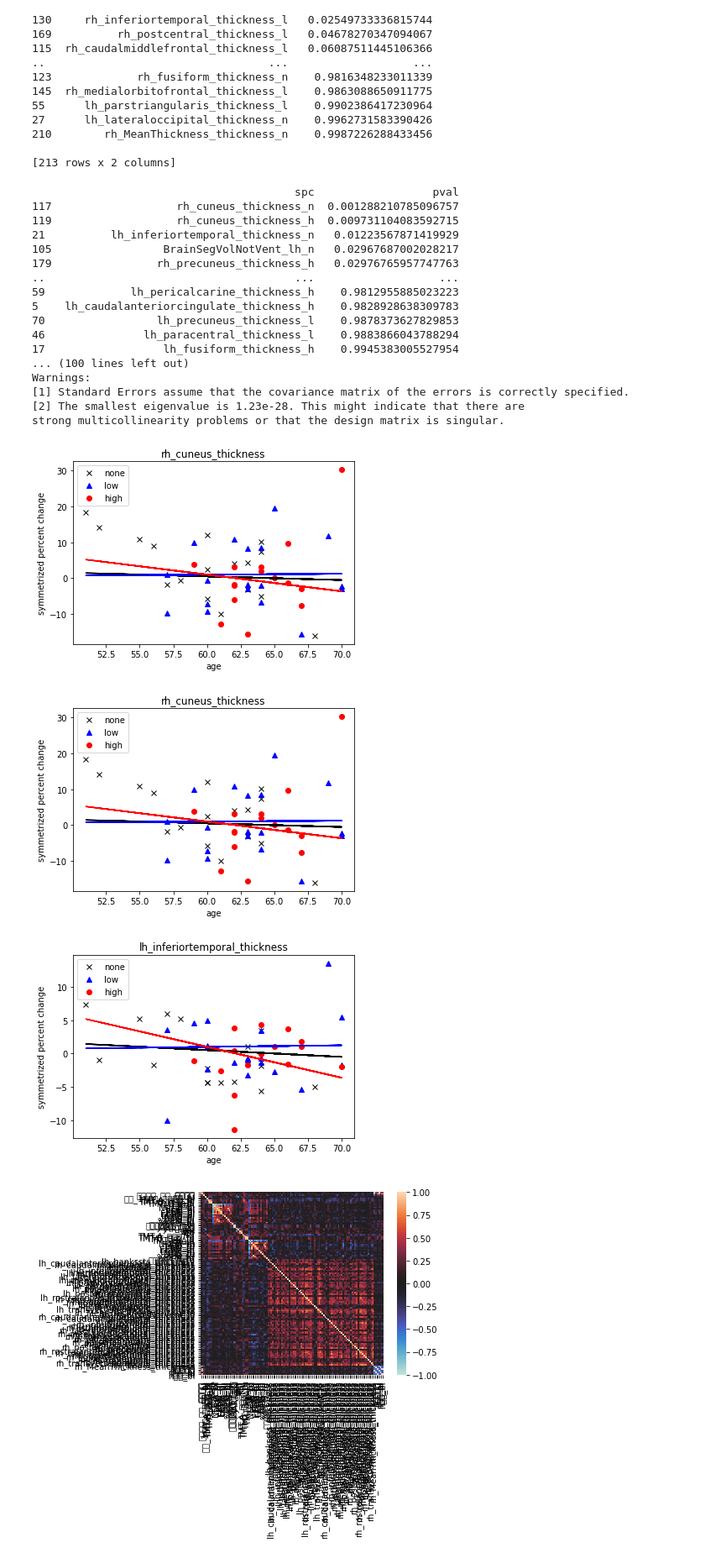
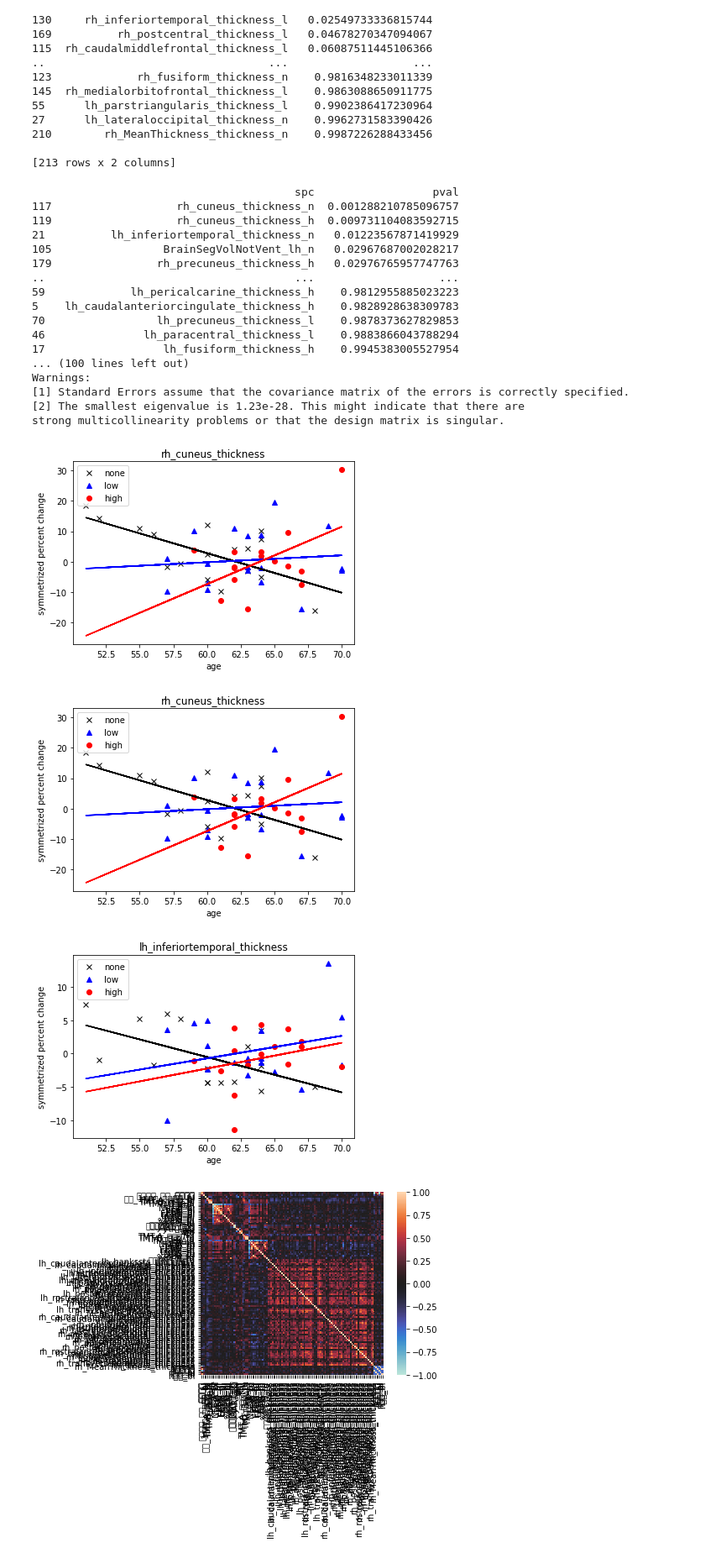
Before and after one commit to s1613134/tr_accel, a Jupyter notebook: spc2df.ipynb, the cells around one changed output. Shown at 84% size. Drawn from its saved outputs; the diff is of its cells as text; code cells hidden in the pictures.

```diff
--- a/spc2df.ipynb
+++ b/spc2df.ipynb
@@ -209,9 +242,12 @@ import numpy as np
 for jj in range(3):
     minspcname=ftest_result_df.sort_values('pval')['spc'].reset_index(drop=True)[jj]
     ii=df_result.columns.get_loc(minspcname)
-    ftest_A=df_result.loc[(df_result['運動習慣_あり_運動時間'] == 0),df_result.columns[ii]]
+    """ftest_A=df_result.loc[(df_result['運動習慣_あり_運動時間'] == 0),df_result.columns[ii]]
     ftest_B=df_result.loc[(df_result['運動習慣_あり_運動時間'] == 1),df_result.columns[ii]]
-    ftest_C=df_result.loc[(df_result['運動習慣_あり_運動時間'] == 2),df_result.columns[ii]]
+    ftest_C=df_result.loc[(df_result['運動習慣_あり_運動時間'] == 2),df_result.columns[ii]]"""
+    ftest_A=df_result.loc[(df_result['運動習慣_あり_運動時間'] == 0),minspcname]
+    ftest_B=df_result.loc[(df_result['運動習慣_あり_運動時間'] == 1),minspcname]
+    ftest_C=df_result.loc[(df_result['運動習慣_あり_運動時間'] == 2),minspcname]
     ftest_ABC=pd.concat([ftest_A, ftest_B, ftest_C])
     ftest_I=['none' for _ in range(ftest_A.shape[0])]+['low' for _ in range(ftest_B.shape[0])]+['high' for _ in range(ftest_C.shape[0])]
     print("")
@@ -354,9 +390,12 @@ print(ftest_result_df.sort_values('pval'))
 # correlation
 for jj in range(3):
     minspcname=ftest_result_df.sort_values('pval')['spc'].reset_index(drop=True)[jj]
-    ftest_A=df_result.loc[:,['n運動習慣','l運動習慣','h運動習慣','n年齢_bl','l年齢_bl','h年齢_bl',df_result.columns[ii]]]
-    model=ols(df_result.columns[ii]+' ~ n運動習慣 + l運動習慣 + h運動習慣 + n年齢_bl + l年齢_bl + h年齢_bl', ftest_A).fit()
+    """ftest_A=df_result.loc[:,['n運動習慣','l運動習慣','h運動習慣','n年齢_bl','l年齢_bl','h年齢_bl',df_result.columns[ii]]]
+    model=ols(df_result.columns[ii]+' ~ n運動習慣 + l運動習慣 + h運動習慣 + n年齢_bl + l年齢_bl + h年齢_bl', ftest_A).fit()"""
     minspcname=minspcname[:-2]
+    ftest_A=df_result.loc[:,['n運動習慣','l運動習慣','h運動習慣','n年齢_bl','l年齢_bl','h年齢_bl',minspcname]]
+    model=ols(minspcname+' ~ n運動習慣 + l運動習慣 + h運動習慣 + n年齢_bl + l年齢_bl + h年齢_bl', ftest_A).fit()
+
     print("")
     print(minspcname)
     print(model.summary())
@@ -368,36 +407,36 @@ for jj in range(3):
     plt.plot(ftest_A['年齢_bl'],ftest_A[minspcname], color="k", label="none",marker="x", linestyle='None')
     plt.plot(ftest_B['年齢_bl'],ftest_B[minspcname], color="b", label="low",marker="^", linestyle='None')
     plt.plot(ftest_C['年齢_bl'],ftest_C[minspcname], color="r", label="high",marker="o", linestyle='None')
     #print(model.params["Intercept"])
     plt.plot(df_result['年齢_bl'],model.params["Intercept"]+model.params["n運動習慣"]+df_result['年齢_bl']*model.params["n年齢_bl"], color="k")
     plt.plot(df_result['年齢_bl'],model.params["Intercept"]+model.params["l運動習慣"]+df_result['年齢_bl']*model.params["l年齢_bl"], color="b")
     plt.plot(df_result['年齢_bl'],model.params["Intercept"]+model.params["h運動習慣"]+df_result['年齢_bl']*model.params["h年齢_bl"], color="r")
     plt.title(minspcname)
     plt.ylabel("symmetrized percent change")
     plt.xlabel("age")
     plt.legend()
     plt.savefig("dods_corr_figure_"+str(jj+1)+".png")
 # %% [output]
                                         spc                  pval
 117                   rh_cuneus_thickness_n  0.001288210785096757
 119                   rh_cuneus_thickness_h  0.009731104083592715
 21          lh_inferiortemporal_thickness_n   0.01223567871419929
 105                 BrainSegVolNotVent_lh_n   0.02967687002028217
 179                rh_precuneus_thickness_h   0.02976765957747763
 ..                                      ...                   ...
 59             lh_pericalcarine_thickness_h    0.9812955885023223
 5    lh_caudalanteriorcingulate_thickness_h    0.9828928638309783
 70                 lh_precuneus_thickness_l    0.9878373627829853
 46               lh_paracentral_thickness_l    0.9883866043788294
 17                  lh_fusiform_thickness_h    0.9945383005527954
 ... (100 lines left out)
 Warnings:
 [1] Standard Errors assume that the covariance matrix of the errors is correctly specified.
 [2] The smallest eigenvalue is 1.23e-28. This might indicate that there are
 strong multicollinearity problems or that the design matrix is singular.
-[figure, old version]
+[figure, new version]
-[figure, old version]
+[figure, new version]
-[figure, old version]
+[figure, new version]
 # %%
 #print(df_result)
 corr_matp = df_result.corr(method='pearson')
```
Also changed, not shown: parts of 2 cells of this notebook.
